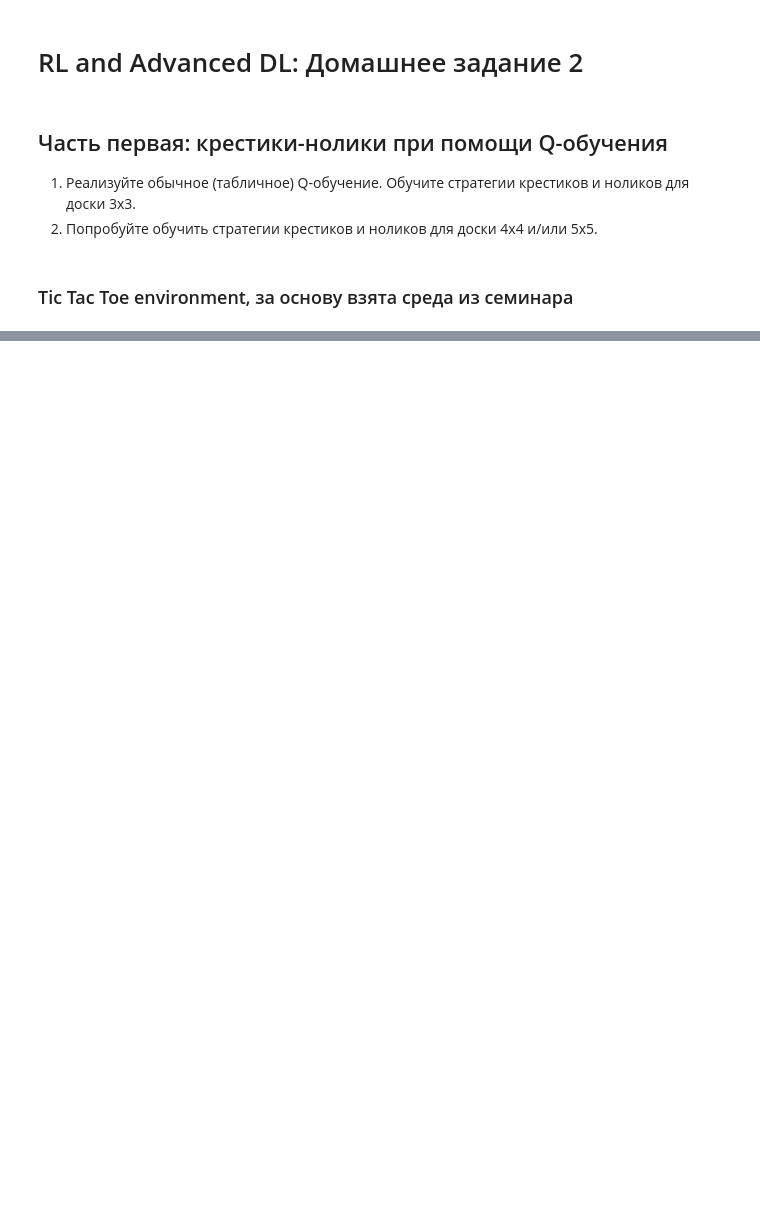
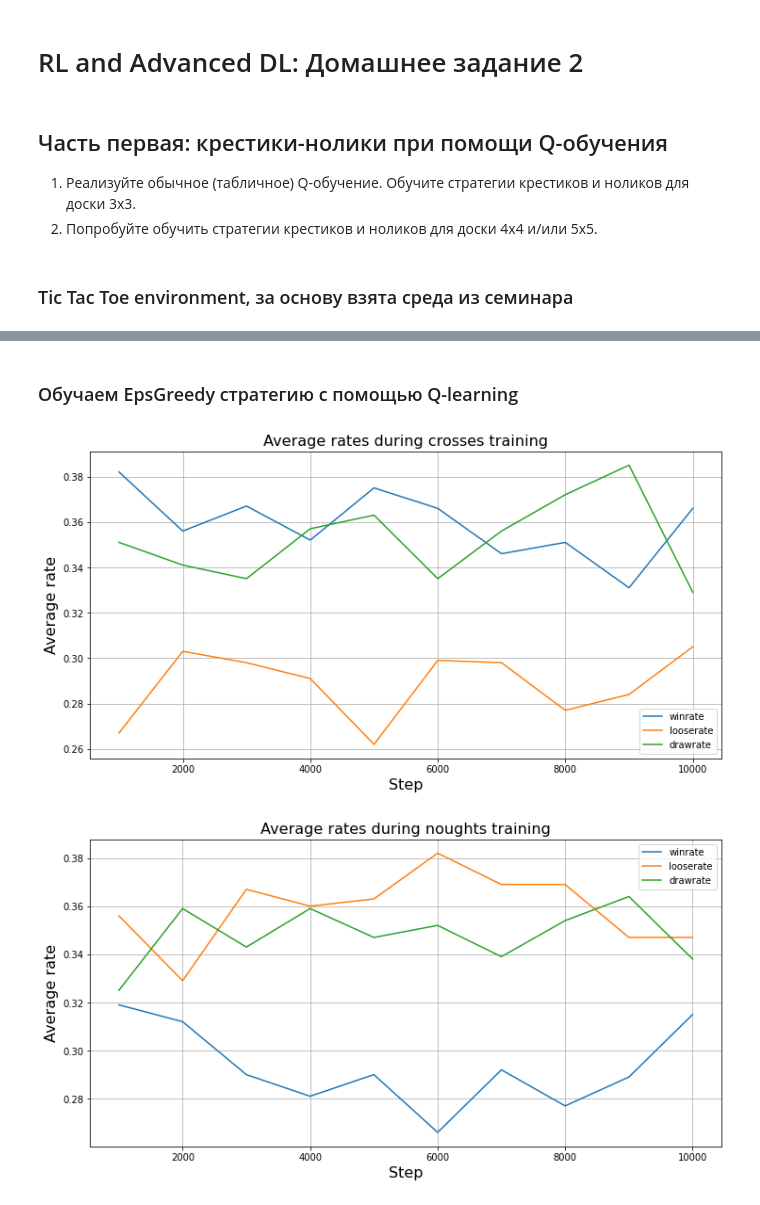
Before and after one commit to GimmeDanger/made-rl-adv-2020, a Jupyter notebook: hw/2_tic_tac_toe/experiments.ipynb, the cells around one changed output, grey strips where cells are left out. Saved outputs shown, nothing was run; the diff lists cells and outputs as text; code cells hidden in the pictures; blank space fills up the shorter version.

Commit message:
UPD: hw2: eval vs random + q_learning

```diff
--- a/hw/2_tic_tac_toe/experiments.ipynb
+++ b/hw/2_tic_tac_toe/experiments.ipynb
@@ -112,0 +243,2 @@ class TicTacToeEnv(gym.Env):
+# %% [markdown]
+### Обучаем EpsGreedy стратегию с помощью Q-learning
@@ -112,0 +279,35 @@ class TicTacToeEnv(gym.Env):
+# %%
+def q_learning(env, pi_crosses, pi_noughts,
+               episodes = 10000, eval_episodes = 1000, eval_every = 1000,
+               alpha = 0.015, gamma = 1.0, fit=True):
+
+    policies = dict()
+    policies[CROSSES_TURN] = pi_crosses
+    policies[NOUGHTS_TURN] = pi_noughts
+
+    hist = defaultdict(list)
+    for e in tqdm(range(episodes)):
+
+        if fit:
+            policies = q_learning_episode(env, policies, alpha, gamma)
+
+        if (e + 1) % eval_every == 0:
+            step = e + 1
+            wr, lr, dr = eval_policy(env, policies[CROSSES_TURN], eval_episodes)
+            hist['crosses'].append((step, wr, lr, dr))
+            wr, lr, dr = eval_policy(env, policies[NOUGHTS_TURN], eval_episodes)
+            hist['noughts'].append((step, wr, lr, dr))
+
+    return hist
+# %%
+hist = q_learning(
+    TicTacToeEnv(n_rows=3, n_cols=3, n_win=3),
+    pi_crosses=RandomPolicy(turn=CROSSES_TURN),
+    pi_noughts=RandomPolicy(turn=NOUGHTS_TURN),
+    fit=False
+)
+plot_history(hist, player='crosses')
+plot_history(hist, player='noughts')
+# %% [output]
+[figure, added]
+[figure, added]
```
Also changed, not shown: parts of 9 cells of this notebook.
